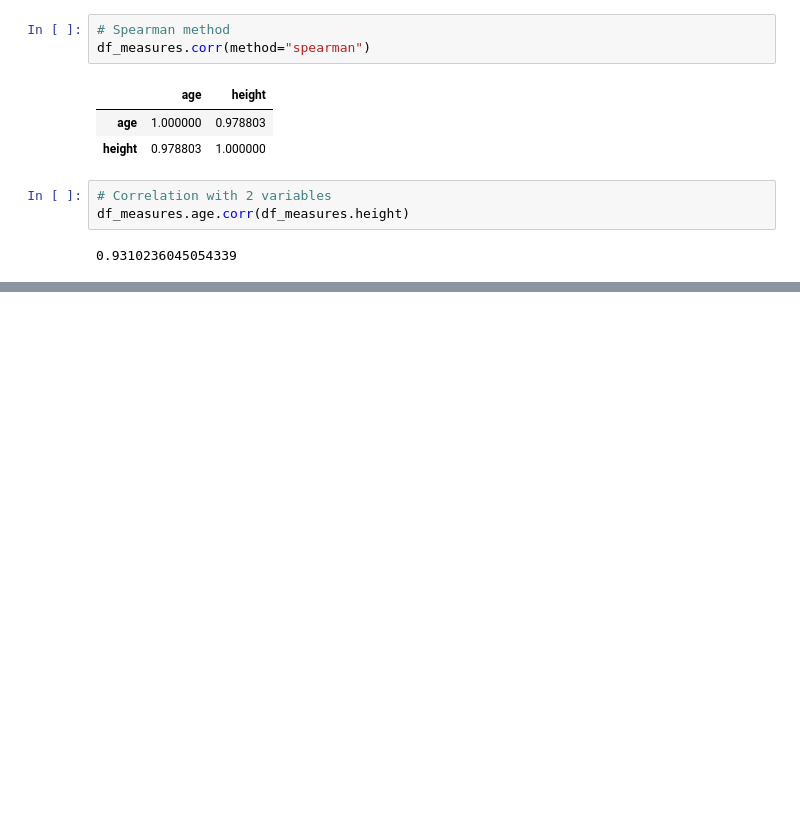
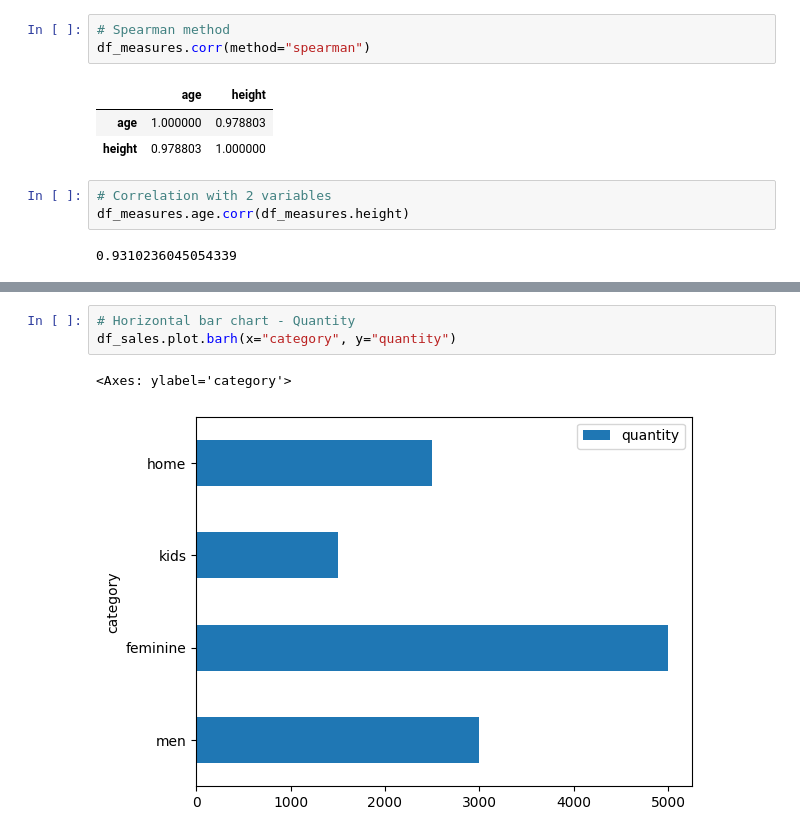
Before and after one commit to RanielliMontagna/ia-learning, a Jupyter notebook: statistics_devs/statistics_devs.ipynb, the cells around one changed output, grey strips where cells are left out. Cells and saved outputs as stored; diff of their text form; blank space fills up the shorter version.

```diff
--- a/statistics_devs/statistics_devs.ipynb
+++ b/statistics_devs/statistics_devs.ipynb
@@ -135,0 +180,6 @@ df_measures.age.corr(df_measures.height)
+# %%
+# Horizontal bar chart - Quantity
+df_sales.plot.barh(x="category", y="quantity")
+# %% [output]
+<Axes: ylabel='category'>
+[figure, added]
```
Also changed, not shown: parts of 21 cells of this notebook, 2 other files.
